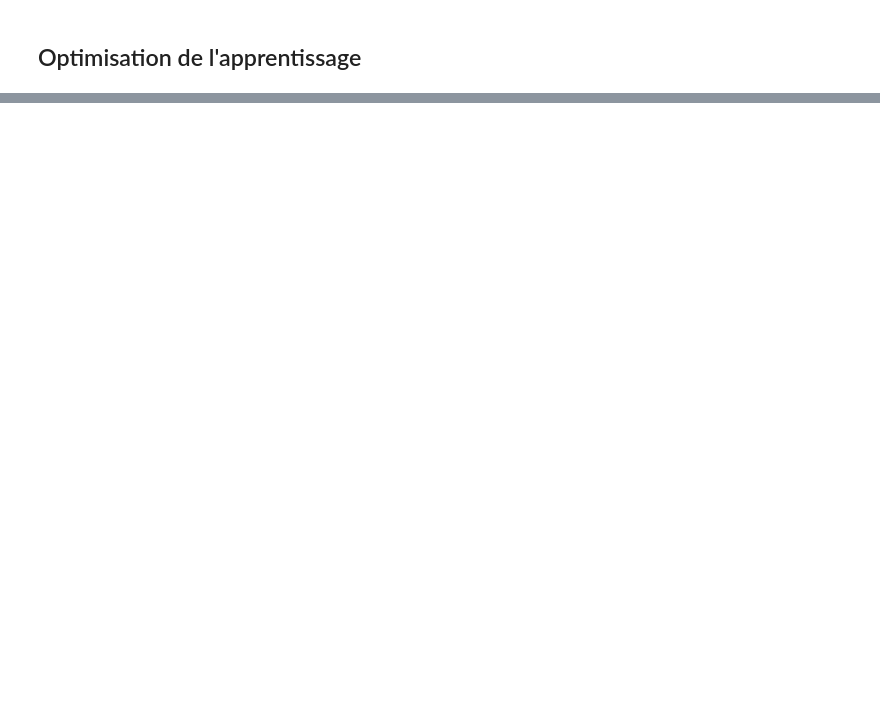
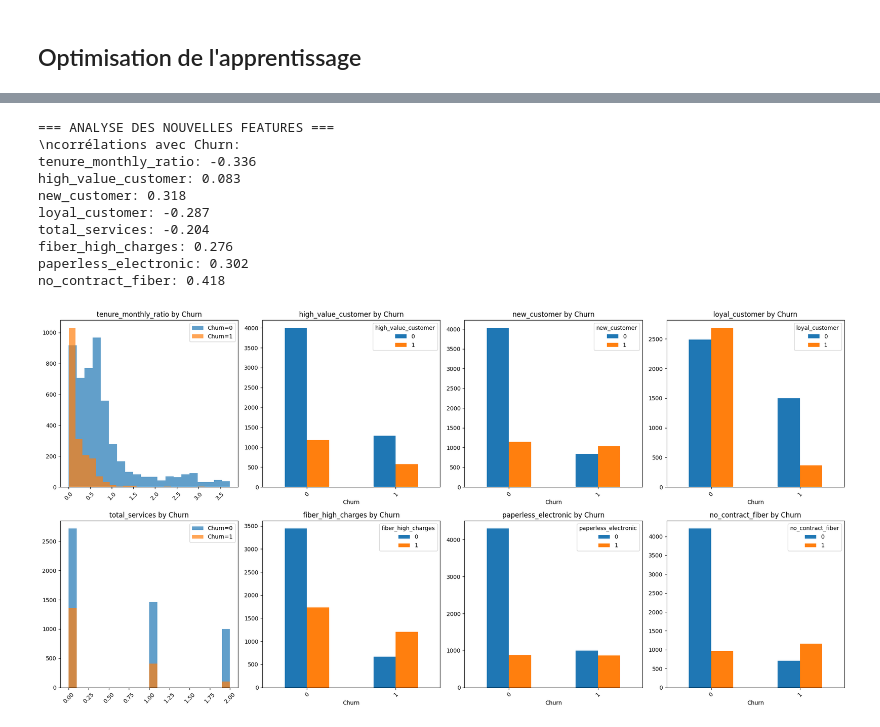
Before and after one commit to RaoufAddeche/Churn-Clients, a Jupyter notebook: notebooks/MLPleo2.ipynb, the cells around one changed output, grey strips where cells are left out. Drawn from its saved outputs; the diff is of its cells as text; code cells hidden in the pictures; blank space fills up the shorter version.

```diff
--- a/notebooks/MLPleo2.ipynb
+++ b/notebooks/MLPleo2.ipynb
@@ -87,3 +89,23 @@ Taux de churn: 0.2654
+# %%
+# Cellule 2.1 - Feature Engineering avancé
+## Création de nouvelles variables métier
+
+# Variables d'interaction
+df['tenure_monthly_ratio'] = df['tenure'] / (df['MonthlyCharges'] + 1e-6)
+df['high_value_customer'] = (df['MonthlyCharges'] > df['MonthlyCharges'].quantile(0.75)).astype(int)
+df['new_customer'] = (df['tenure'] <= 12).astype(int)
+df['loyal_customer'] = (df['tenure'] >= 36).astype(int)
+
+# Variables de services
+df['total_services'] = (df[['OnlineSecurity_Yes', 'TechSupport_Yes']].sum(axis=1))
+df['fiber_high_charges'] = ((df['InternetService_Fiber optic'] == 1) &
+                           (df['MonthlyCharges'] > df['MonthlyCharges'].median())).astype(int)
+
+# Variables de risque
+df['paperless_electronic'] = ((df['PaperlessBilling'] == 1) &
+                              (df['PaymentMethod_Electronic check'] == 1)).astype(int)
+df['no_contract_fiber'] = ((df['Contract_One year'] == 0) & (df['Contract_Two year'] == 0) &
+                          (df['InternetService_Fiber optic'] == 1)).astype(int)
 # %%
 # Séparation des features et de la variable cible
 X = df.drop(['customerID', 'Churn'], axis=1)
@@ -504,2 +625,49 @@ AUC-ROC: 0.8300
+# %%
+# Analyse de la qualité des nouvelles features
+print("=== ANALYSE DES NOUVELLES FEATURES ===")
+
+# Corrélations avec la variable cible
+new_features = ['tenure_monthly_ratio', 'high_value_customer', 'new_customer',
+                'loyal_customer', 'total_services', 'fiber_high_charges',
+                'paperless_electronic', 'no_contract_fiber']
+
+correlations = df[new_features + ['Churn']].corr()['Churn'].sort_values(ascending=False)
+print("\\ncorrélations avec Churn:")
+for feature in new_features:
+    corr_val = correlations[feature]
+    print(f"{feature}: {corr_val:.3f}")
+
+# Distribution des nouvelles features par classe
+fig, axes = plt.subplots(2, 4, figsize=(20, 10))
+axes = axes.flatten()
+
+for i, feature in enumerate(new_features):
+    if df[feature].nunique() == 2:  # Variable binaire
+        df.groupby(['Churn', feature]).size().unstack(fill_value=0).plot(
+            kind='bar', ax=axes[i], title=f'{feature} by Churn'
+        )
+    else:  # Variable continue
+        for churn_val in [0, 1]:
+            axes[i].hist(df[df['Churn']==churn_val][feature],
+                        alpha=0.7, label=f'Churn={churn_val}', bins=20)
+        axes[i].set_title(f'{feature} by Churn')
+        axes[i].legend()
+
+    axes[i].tick_params(axis='x', rotation=45)
+
+plt.tight_layout()
+plt.show()
+# %% [output]
+=== ANALYSE DES NOUVELLES FEATURES ===
+\ncorrélations avec Churn:
+tenure_monthly_ratio: -0.336
+high_value_customer: 0.083
+new_customer: 0.318
+loyal_customer: -0.287
+total_services: -0.204
+fiber_high_charges: 0.276
+paperless_electronic: 0.302
+no_contract_fiber: 0.418
+[figure, added]
 # %%
 #Résultats sur l'ensemble de test:
```
Also changed, not shown: parts of 15 cells of this notebook, 9 other files.
